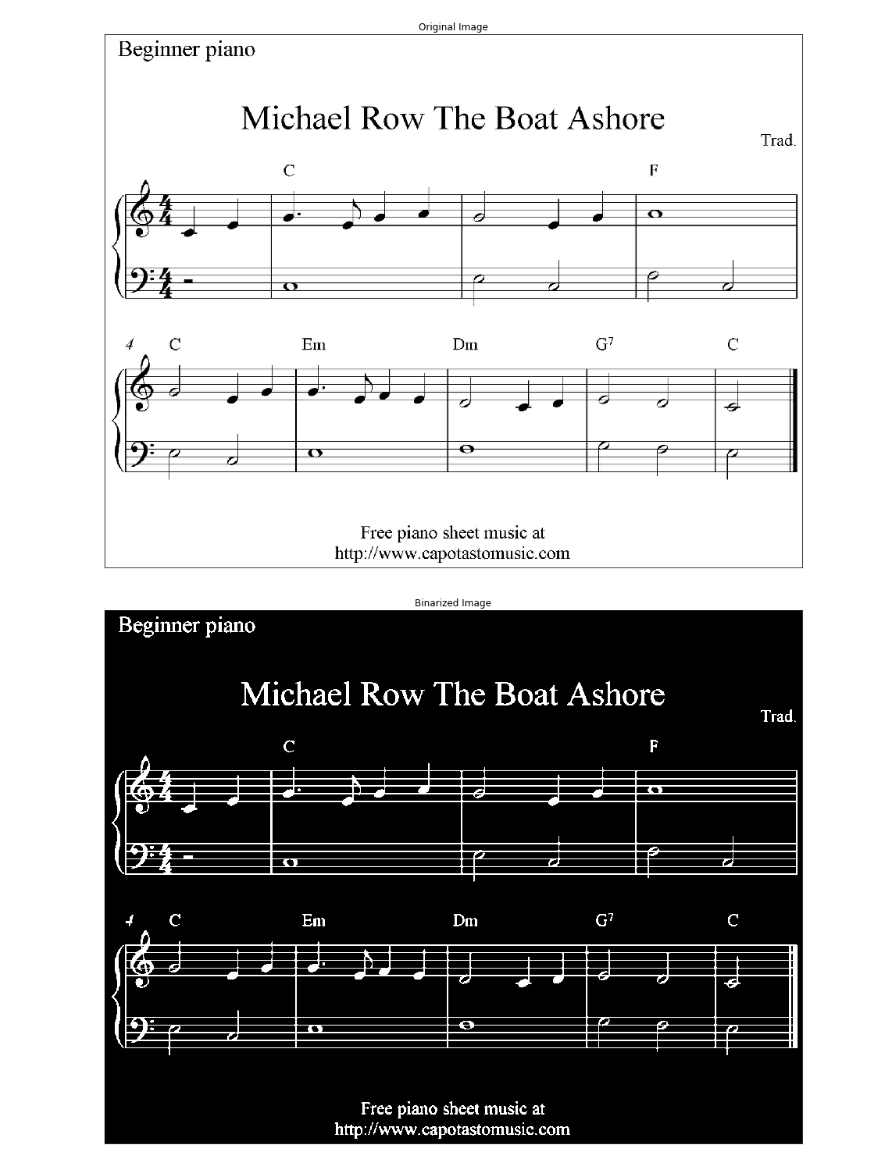
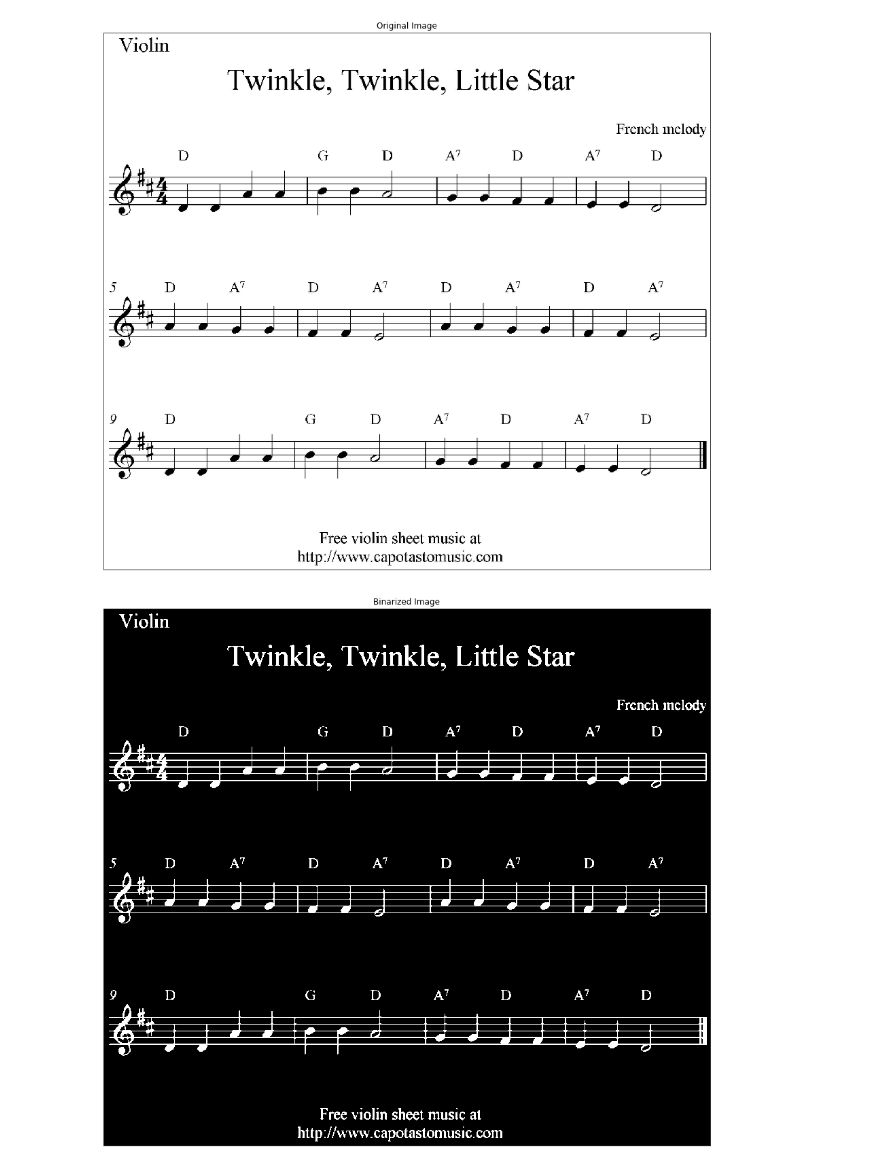
Before and after one commit to tronak19/CV-Project, a Jupyter notebook: Main.ipynb, the cells around one changed output. Drawn from its saved outputs; the diff is of its cells as text; code cells hidden in the pictures.

```diff
--- a/Main.ipynb
+++ b/Main.ipynb
@@ -8,13 +9,13 @@ from sklearn.decomposition import PCA
 # %%
-img = cv2.imread('Images/ss1.jpg', 0)
+img = cv2.imread('Images/TTLS.png', 0)
 
 plt.figure(figsize=(16,16))
 plt.imshow(img, cmap = 'gray')
 plt.xticks([]), plt.yticks([])
 plt.title('Original Image')
 plt.show()
 # %% [output]
-[figure, old version]
+[figure, new version]
 # %%
 blur = cv2.GaussianBlur(img,(5,5),0)
 thresh, img_bw = cv2.threshold(blur, 0, 255, cv2.THRESH_BINARY_INV+cv2.THRESH_OTSU)
@@ -25,7 +26,7 @@ plt.xticks([]), plt.yticks([])
 plt.title('Binarized Image')
 plt.show()
 # %% [output]
-[figure, old version]
+[figure, new version]
 # %%
 def horizontal_projection(img):
     h,w = img.shape
```
Also changed, not shown: parts of 22 cells of this notebook, 2 other files.
